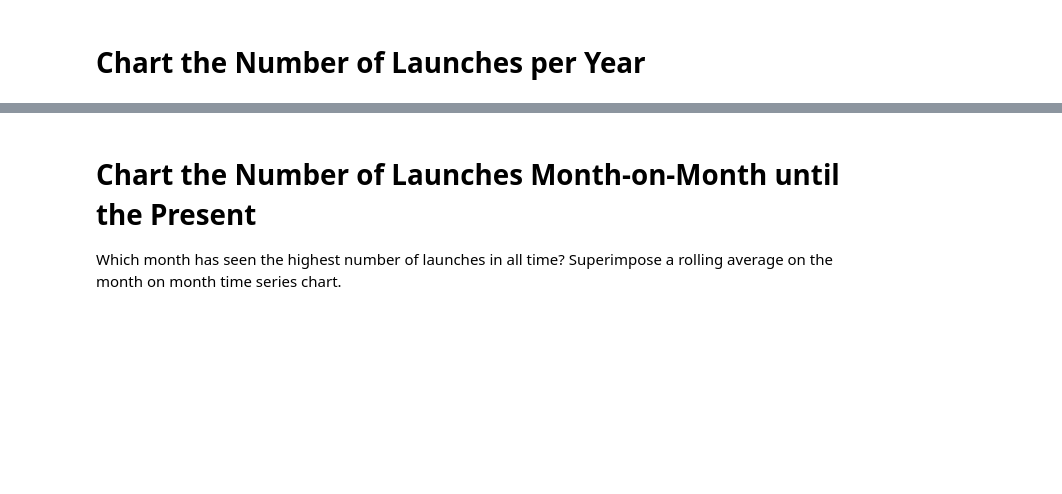
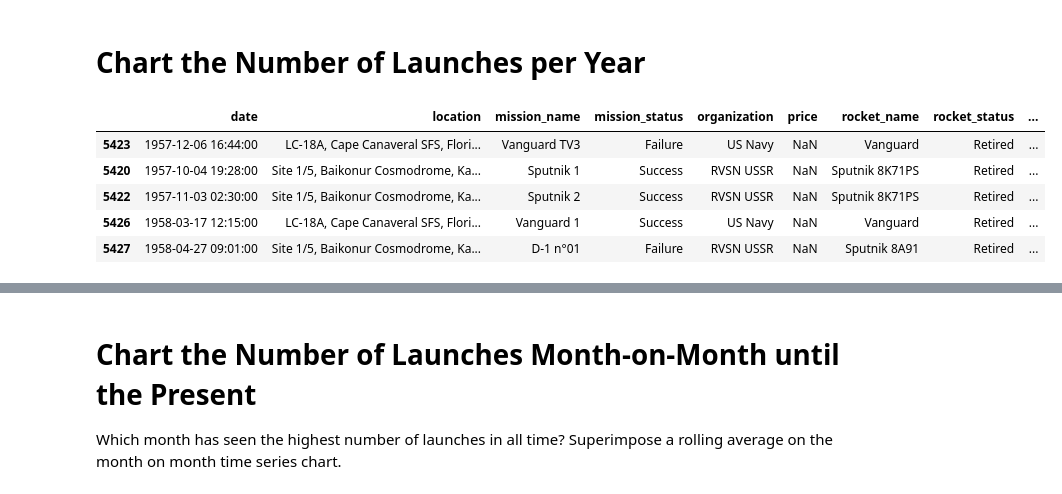
Before and after one commit to johnpapwinter/space-race-data-analysis, a Jupyter notebook: Space_Missions_Analysis.ipynb, the cells around one changed output, grey strips where cells are left out. Saved outputs shown, nothing was run; the diff lists cells and outputs as text; code cells hidden in the pictures; blank space fills up the shorter version.

```diff
--- a/Space_Missions_Analysis.ipynb
+++ b/Space_Missions_Analysis.ipynb
@@ -572,0 +575,9 @@ NameError: name 'plt' is not defined
+# %%
+df_years.head()
+# %% [output]
+|  | date | location | mission_name | mission_status | organization | price | rocket_name | rocket_status | ... |
+| 5423 | 1957-12-06 16:44:00 | LC-18A, Cape Canaveral SFS, Flori... | Vanguard TV3 | Failure | US Navy | NaN | Vanguard | Retired | ... |
+| 5420 | 1957-10-04 19:28:00 | Site 1/5, Baikonur Cosmodrome, Ka... | Sputnik 1 | Success | RVSN USSR | NaN | Sputnik 8K71PS | Retired | ... |
+| 5422 | 1957-11-03 02:30:00 | Site 1/5, Baikonur Cosmodrome, Ka... | Sputnik 2 | Success | RVSN USSR | NaN | Sputnik 8K71PS | Retired | ... |
+| 5426 | 1958-03-17 12:15:00 | LC-18A, Cape Canaveral SFS, Flori... | Vanguard 1 | Success | US Navy | NaN | Vanguard | Retired | ... |
+| 5427 | 1958-04-27 09:01:00 | Site 1/5, Baikonur Cosmodrome, Ka... | D-1 n°01 | Failure | RVSN USSR | NaN | Sputnik 8A91 | Retired | ... |
```
Also changed, not shown: parts of 6 cells of this notebook.
